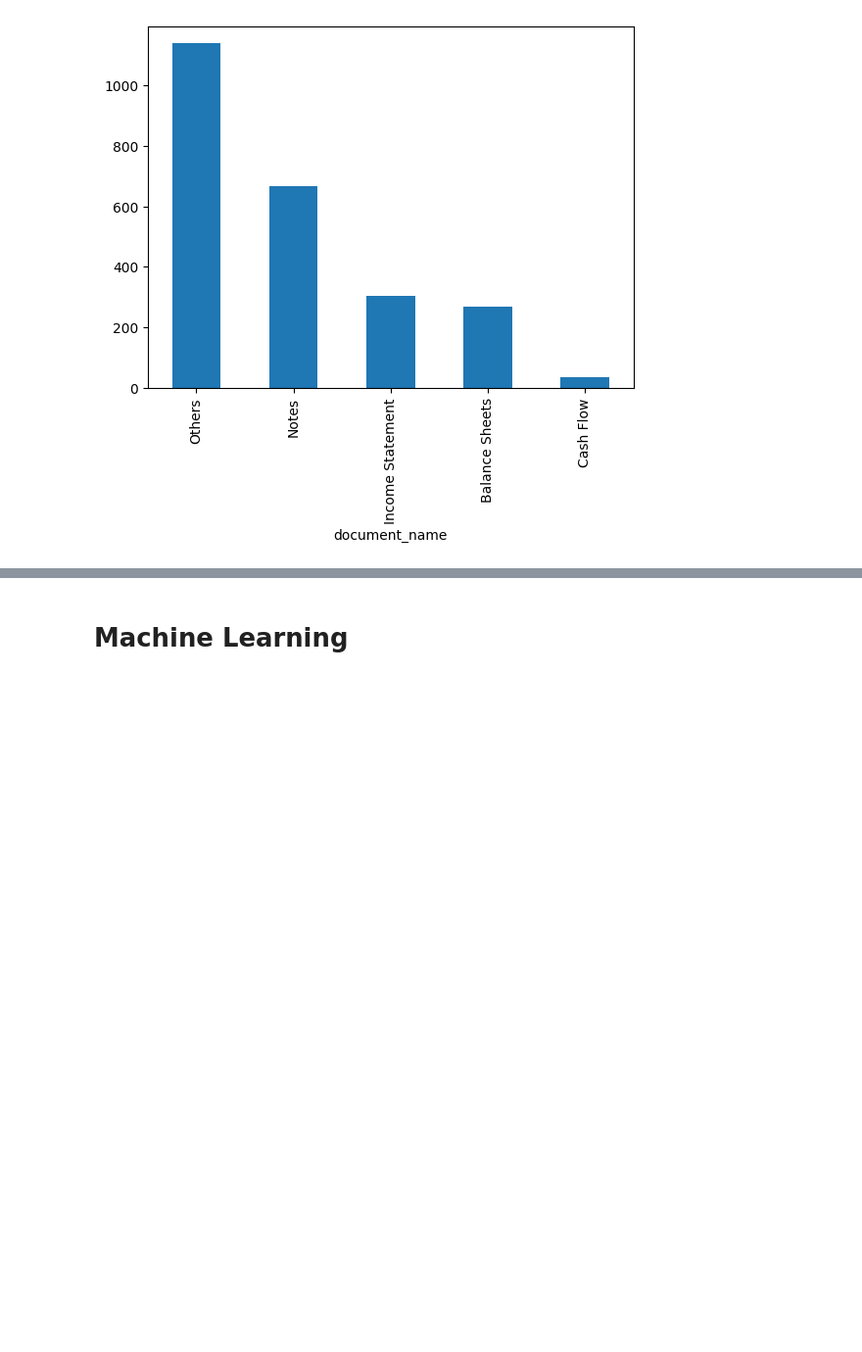
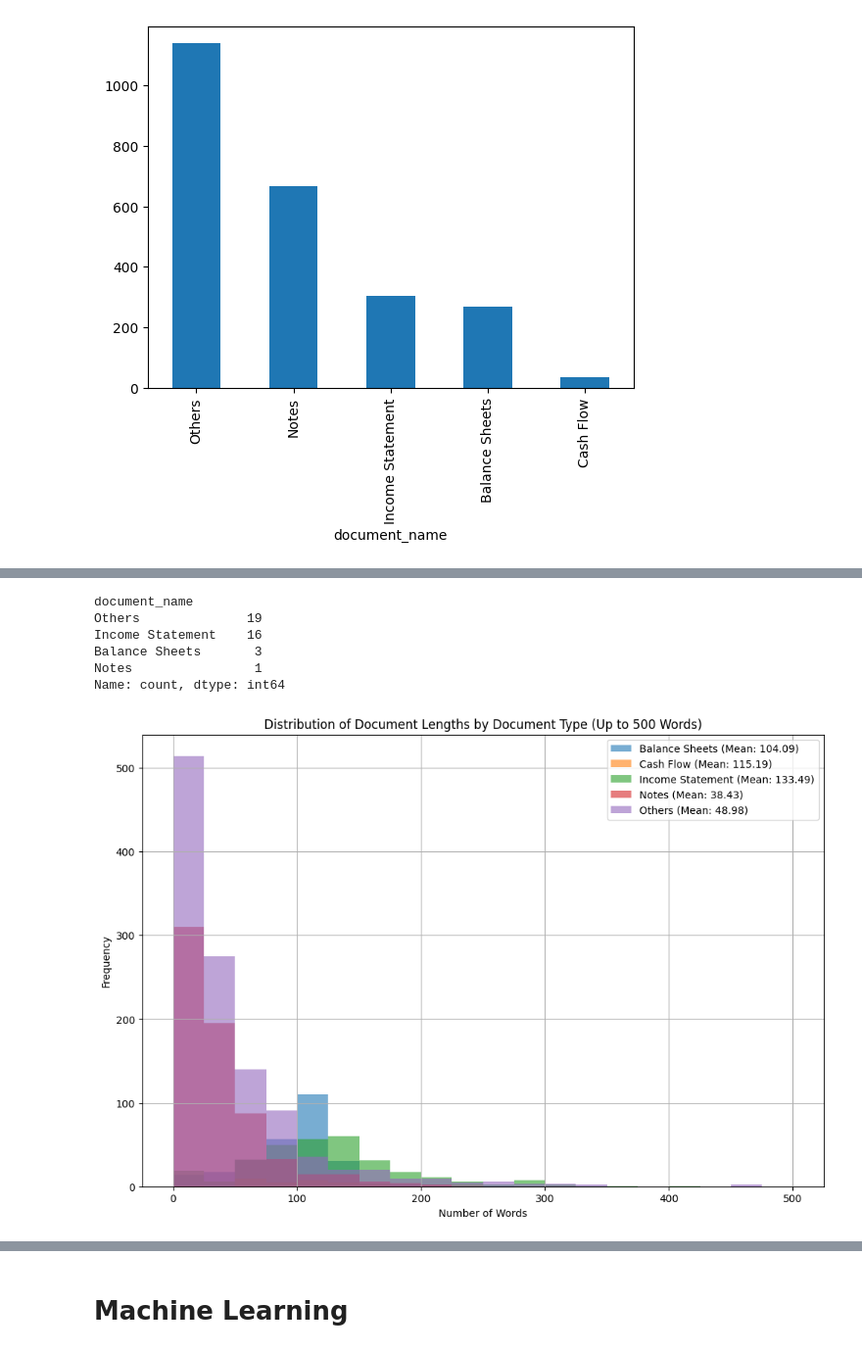
Before and after one commit to GDharan10/Project8_ClassificationModelForFinancialStatements, a Jupyter notebook: Classification_Model_For_Financial_Statementsipynb.ipynb, the cells around one changed output, grey strips where cells are left out. Shown at 98% size. Saved outputs shown, nothing was run; the diff lists cells and outputs as text; code cells hidden in the pictures; blank space fills up the shorter version.

```diff
--- a/Classification_Model_For_Financial_Statementsipynb.ipynb
+++ b/Classification_Model_For_Financial_Statementsipynb.ipynb
@@ -199,0 +223,3 @@ Y = label_encoder.transform(df['document_name'])
+# %%
+# Count number of words in each document
+df['word_count'] = df['Extracted_text'].apply(lambda x: len(x.split()))
@@ -206,0 +270,32 @@ df.document_name.value_counts().plot(kind = "bar")
+# %%
+df.document_name[df['word_count']>250].value_counts()
+# %% [output]
+document_name
+Others              19
+Income Statement    16
+Balance Sheets       3
+Notes                1
+Name: count, dtype: int64
+# %%
+# Create separate histograms for each document type
+plt.figure(figsize=(12, 8))
+
+# Iterate over unique document types
+for document_type in df['document_name'].unique():
+    # Filter the DataFrame based on document type
+    filtered_df = df[df['document_name'] == document_type]
+
+    # Calculate the mean word count for the current document type
+    mean_word_count = filtered_df['word_count'].mean()
+
+    # Plot histogram for document length distribution of the current document type
+    plt.hist(filtered_df['word_count'], bins=20, range=(0, 500), alpha=0.6, label=f"{document_type} (Mean: {mean_word_count:.2f})")
+
+plt.xlabel('Number of Words')
+plt.ylabel('Frequency')
+plt.title('Distribution of Document Lengths by Document Type (Up to 500 Words)')
+plt.legend()
+plt.grid(True)
+plt.show()
+# %% [output]
+[figure, added]
```
Also changed, not shown: parts of 20 cells of this notebook.
